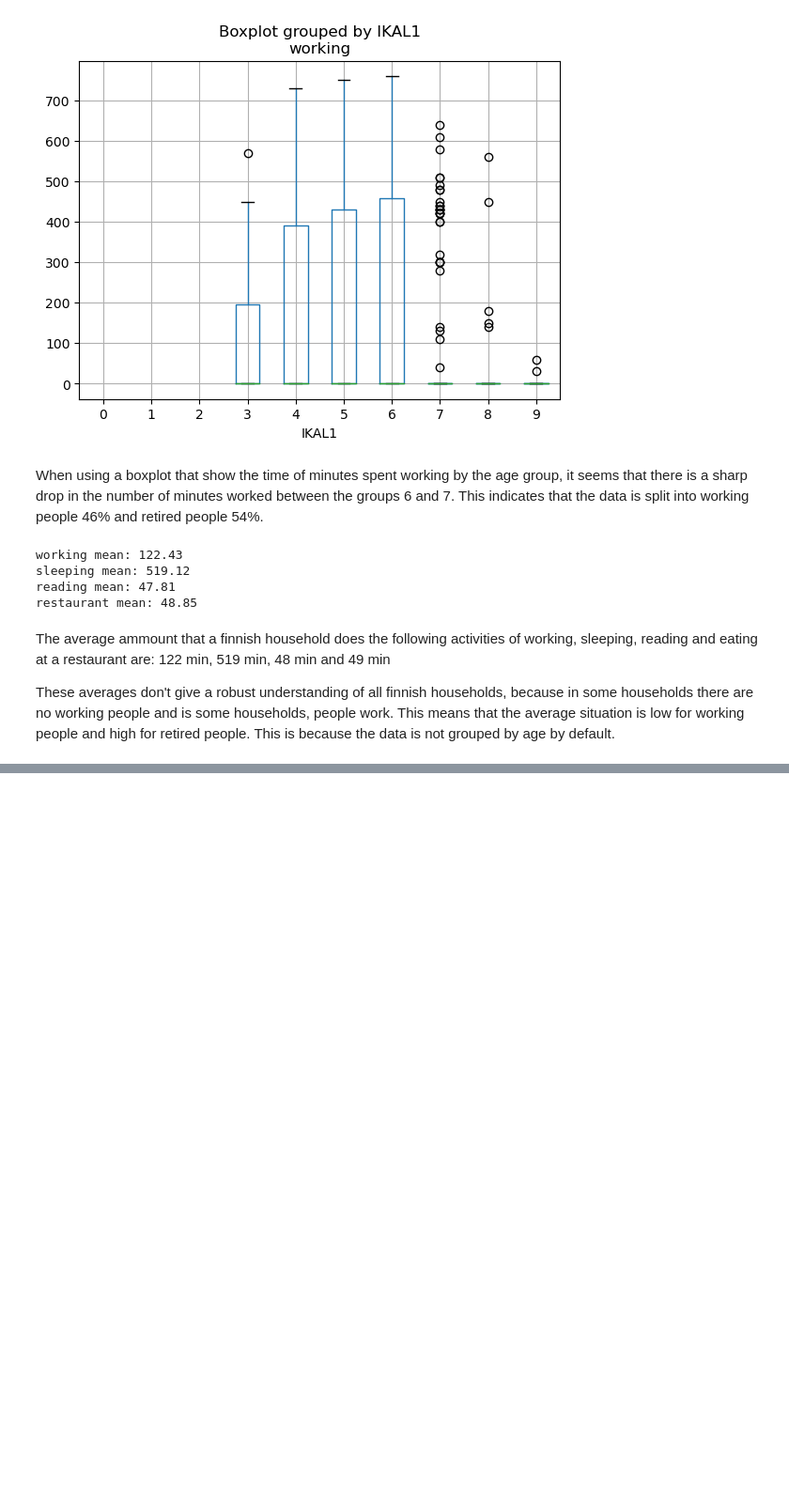
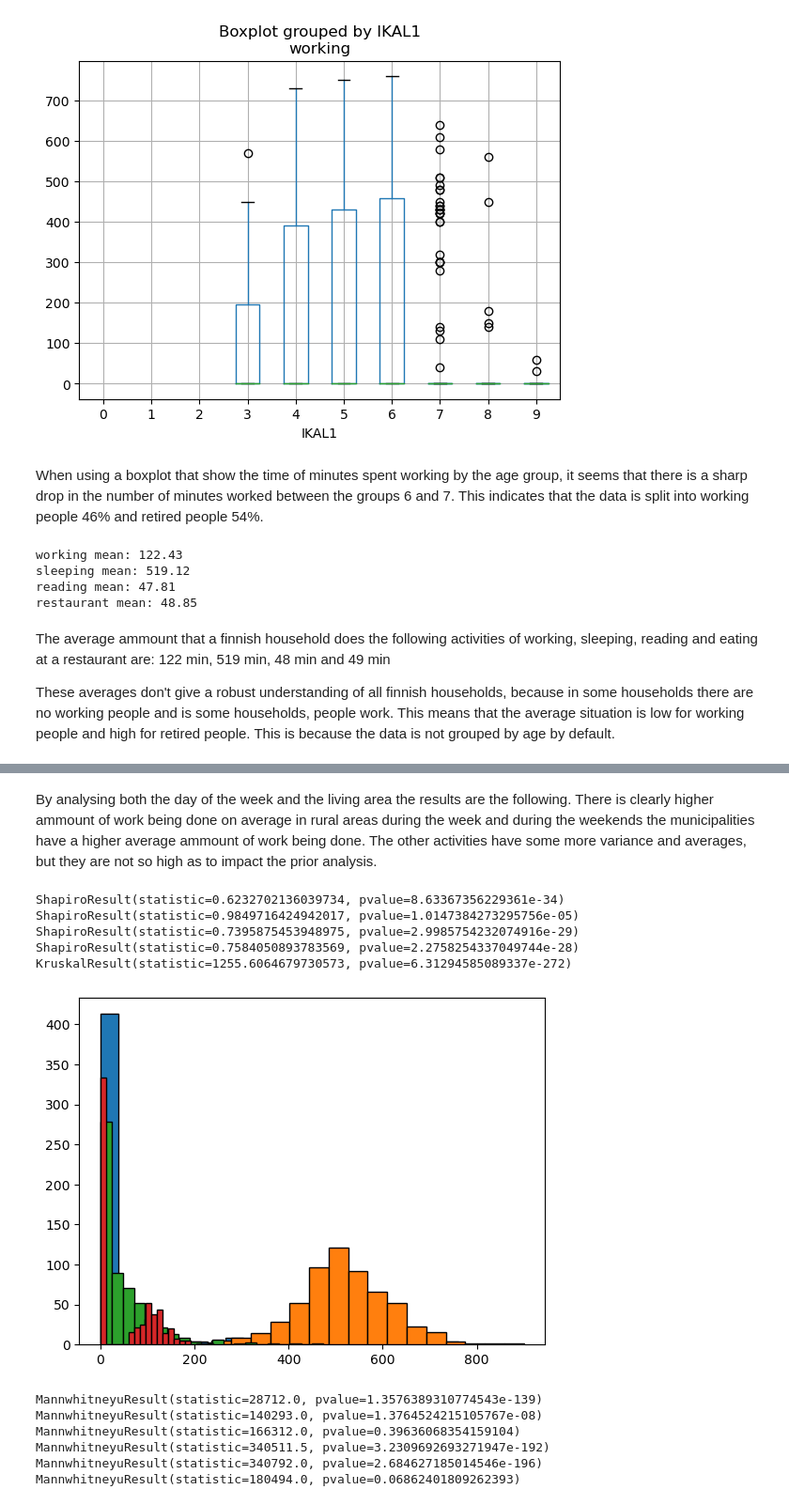
Before and after one commit to ATeerioja/Statistical-Data-Analysis, a Jupyter notebook: project/project2.ipynb, the cells around one changed output, grey strips where cells are left out. Shown: that part at 94% size. Saved outputs shown, nothing was run; the diff lists cells and outputs as text; code cells hidden in the pictures; blank space fills up the shorter version.

```diff
--- a/project/project2.ipynb
+++ b/project/project2.ipynb
@@ -139,0 +173,37 @@ These averages don't give a robust understanding of all finnish households, beca
+# %% [markdown]
+By analysing both the day of the week and the living area the results are the following. There is clearly higher ammount of work being done on average in rural areas during the week and during the weekends the municipalities have a higher average ammount of work being done. The other activities have some more variance and averages, but they are not so high as to impact the prior analysis.
+# %%
+#Which activities are associated with each other in Finnish population
+#Fist checking for normality to decide what statistical test is to be done to compare the correlation between the activities.
+print(shapiro(d.working))
+print(shapiro(d.sleeping))
+print(shapiro(d.reading))
+print(shapiro(d.restaurant))
+
+plt.hist(d.working, edgecolor='black', bins=20)
+plt.hist(d.sleeping, edgecolor='black', bins=20)
+plt.hist(d.reading, edgecolor='black', bins=20)
+plt.hist(d.restaurant, edgecolor='black', bins=20)
+# %% [output]
+ShapiroResult(statistic=0.6232702136039734, pvalue=8.63367356229361e-34)
+ShapiroResult(statistic=0.9849716424942017, pvalue=1.0147384273295756e-05)
+ShapiroResult(statistic=0.7395875453948975, pvalue=2.9985754232074916e-29)
+ShapiroResult(statistic=0.7584050893783569, pvalue=2.2758254337049744e-28)
+KruskalResult(statistic=1255.6064679730573, pvalue=6.31294585089337e-272)
+[figure, added]
+# %%
+#There are no normally distributed varaibles so the statistical test for correlation is a Kruskal-Wallis test
+#The tests are done for every combination of the four activities
+print(mannwhitneyu(d.working, d.sleeping))
+print(mannwhitneyu(d.working, d.reading))
+print(mannwhitneyu(d.working, d.restaurant))
+print(mannwhitneyu(d.sleeping, d.reading))
+print(mannwhitneyu(d.sleeping, d.restaurant))
+print(mannwhitneyu(d.reading, d.restaurant))
+# %% [output]
+MannwhitneyuResult(statistic=28712.0, pvalue=1.3576389310774543e-139)
+MannwhitneyuResult(statistic=140293.0, pvalue=1.3764524215105767e-08)
+MannwhitneyuResult(statistic=166312.0, pvalue=0.39636068354159104)
+MannwhitneyuResult(statistic=340511.5, pvalue=3.2309692693271947e-192)
+MannwhitneyuResult(statistic=340792.0, pvalue=2.684627185014546e-196)
+MannwhitneyuResult(statistic=180494.0, pvalue=0.06862401809262393)
```
Also changed, not shown: parts of 9 cells of this notebook.
